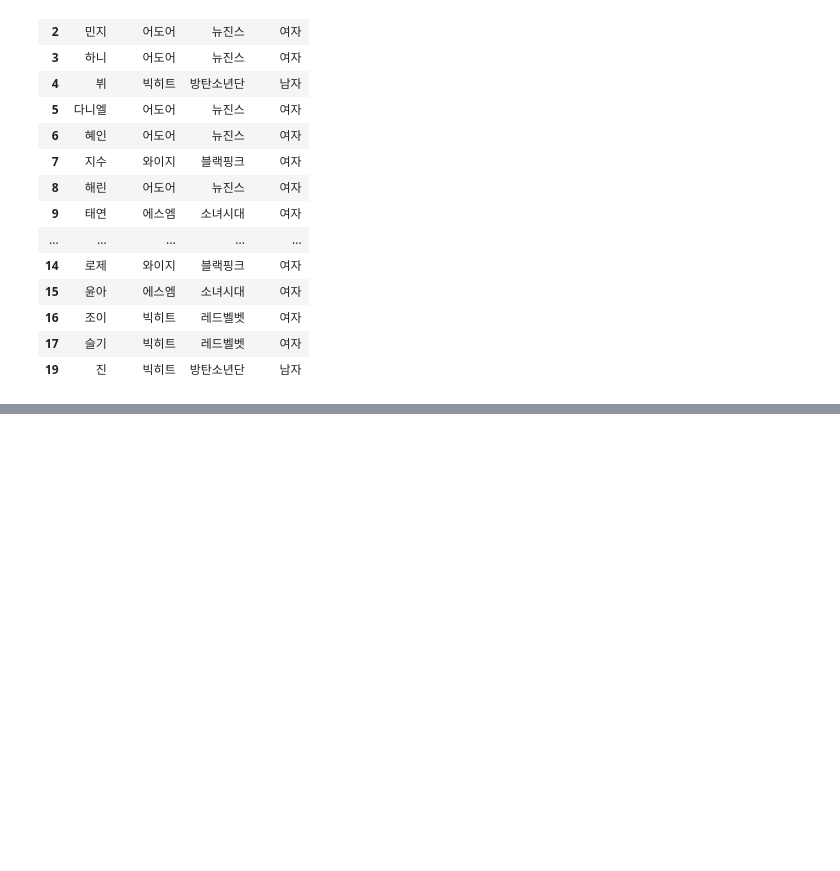
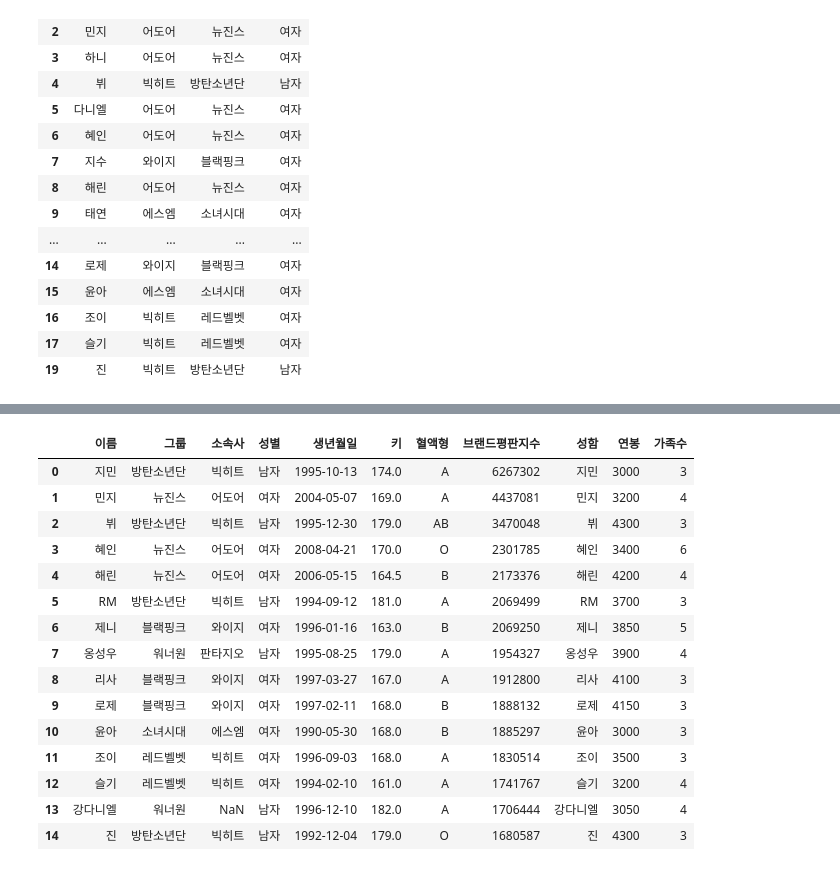
Before and after one commit to JinLeeGG/AI_Project_Preparation, a Jupyter notebook: 3. Data Analysis/02. Pandas/2_Pandas.ipynb, the cells around one changed output, grey strips where cells are left out. Saved outputs shown, nothing was run; the diff lists cells and outputs as text; code cells hidden in the pictures; blank space fills up the shorter version.

```diff
--- a/3. Data Analysis/02. Pandas/2_Pandas.ipynb
+++ b/3. Data Analysis/02. Pandas/2_Pandas.ipynb
@@ -811,0 +1801,3 @@ df.loc[df['company'].notnull(), ['name', 'company', 'group', 'gender']]
+# %%
+df_right.columns = ['성함', '연봉', '가족수'] # 만약 이름이 없을경우
+df_right
@@ -811,0 +1822,20 @@ df.loc[df['company'].notnull(), ['name', 'company', 'group', 'gender']]
+# %%
+# pd.merge(df1, df_right, on='이름', how='inner') KeyError: '이름' - 데이터에 이름이 없는 경우는 어떻게 할까?
+pd.merge(df1, df_right, left_on='이름', right_on='성함', how='inner') # 각 데이터 행을 지정해줄수 있다.
+# %% [output]
+|  | 이름 | 그룹 | 소속사 | 성별 | 생년월일 | 키 | 혈액형 | 브랜드평판지수 | 성함 | 연봉 | 가족수 |
+| 0 | 지민 | 방탄소년단 | 빅히트 | 남자 | 1995-10-13 | 174.0 | A | 6267302 | 지민 | 3000 | 3 |
+| 1 | 민지 | 뉴진스 | 어도어 | 여자 | 2004-05-07 | 169.0 | A | 4437081 | 민지 | 3200 | 4 |
+| 2 | 뷔 | 방탄소년단 | 빅히트 | 남자 | 1995-12-30 | 179.0 | AB | 3470048 | 뷔 | 4300 | 3 |
+| 3 | 혜인 | 뉴진스 | 어도어 | 여자 | 2008-04-21 | 170.0 | O | 2301785 | 혜인 | 3400 | 6 |
+| 4 | 해린 | 뉴진스 | 어도어 | 여자 | 2006-05-15 | 164.5 | B | 2173376 | 해린 | 4200 | 4 |
+| 5 | RM | 방탄소년단 | 빅히트 | 남자 | 1994-09-12 | 181.0 | A | 2069499 | RM | 3700 | 3 |
+| 6 | 제니 | 블랙핑크 | 와이지 | 여자 | 1996-01-16 | 163.0 | B | 2069250 | 제니 | 3850 | 5 |
+| 7 | 옹성우 | 워너원 | 판타지오 | 남자 | 1995-08-25 | 179.0 | A | 1954327 | 옹성우 | 3900 | 4 |
+| 8 | 리사 | 블랙핑크 | 와이지 | 여자 | 1997-03-27 | 167.0 | A | 1912800 | 리사 | 4100 | 3 |
+| 9 | 로제 | 블랙핑크 | 와이지 | 여자 | 1997-02-11 | 168.0 | B | 1888132 | 로제 | 4150 | 3 |
+| 10 | 윤아 | 소녀시대 | 에스엠 | 여자 | 1990-05-30 | 168.0 | B | 1885297 | 윤아 | 3000 | 3 |
+| 11 | 조이 | 레드벨벳 | 빅히트 | 여자 | 1996-09-03 | 168.0 | A | 1830514 | 조이 | 3500 | 3 |
+| 12 | 슬기 | 레드벨벳 | 빅히트 | 여자 | 1994-02-10 | 161.0 | A | 1741767 | 슬기 | 3200 | 4 |
+| 13 | 강다니엘 | 워너원 | NaN | 남자 | 1996-12-10 | 182.0 | A | 1706444 | 강다니엘 | 3050 | 4 |
+| 14 | 진 | 방탄소년단 | 빅히트 | 남자 | 1992-12-04 | 179.0 | O | 1680587 | 진 | 4300 | 3 |
```
Also changed, not shown: parts of 120 cells of this notebook.
